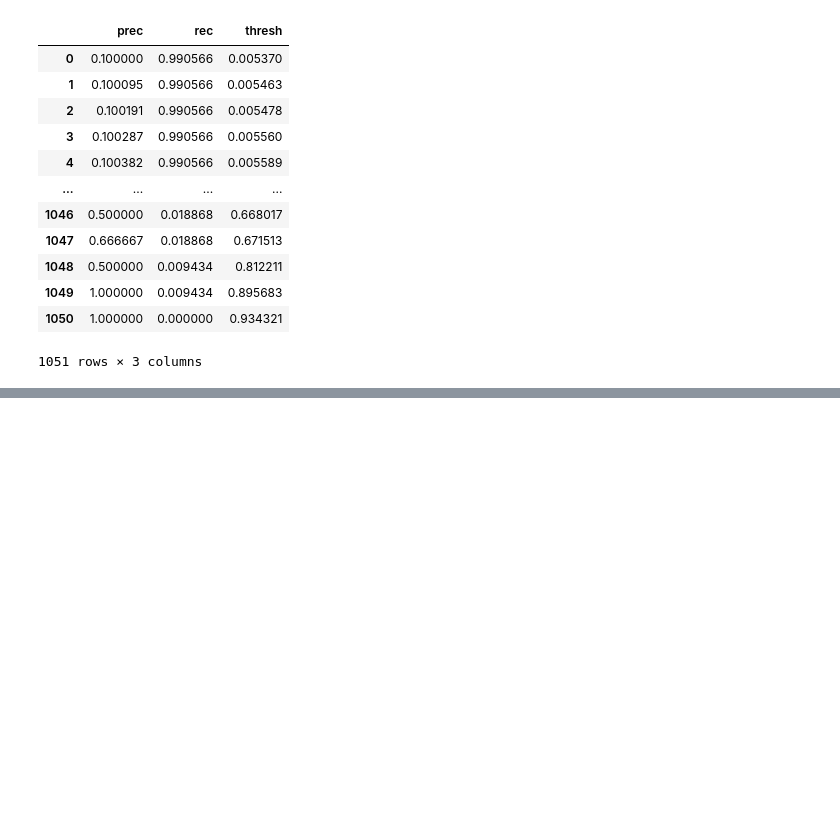
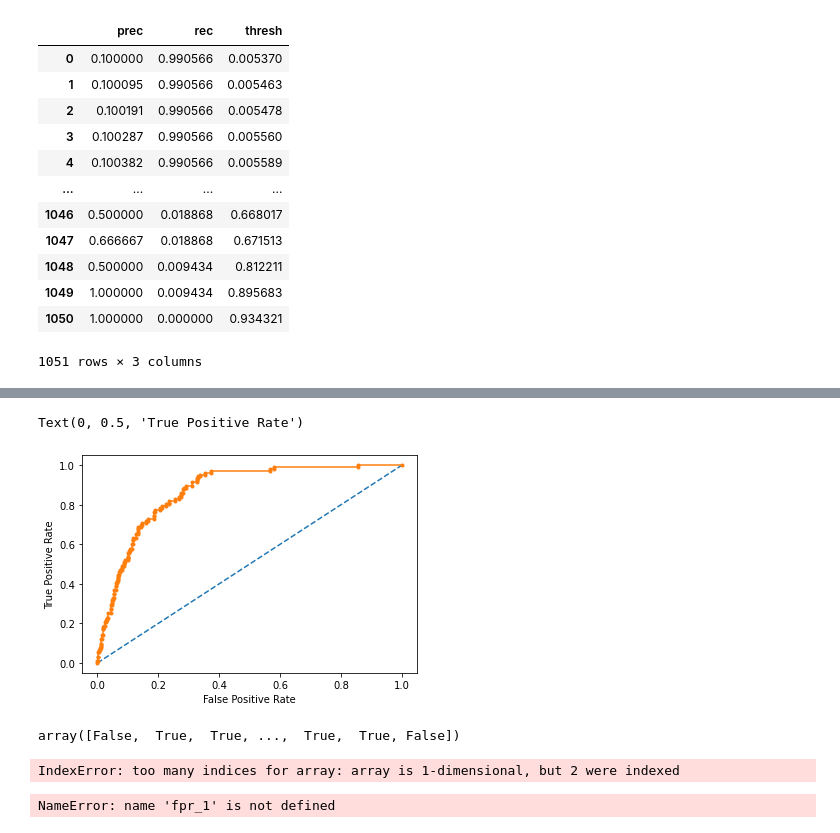
Before and after one commit to birddropping/IND5003-Group-Project, a Jupyter notebook: IND5003_Group_Project_BB.ipynb, the cells around one changed output, grey strips where cells are left out. Saved outputs shown, nothing was run; the diff lists cells and outputs as text; code cells hidden in the pictures; blank space fills up the shorter version.

```diff
--- a/IND5003_Group_Project_BB.ipynb
+++ b/IND5003_Group_Project_BB.ipynb
@@ -588,0 +620,8 @@ pd.DataFrame({'prec':nn_precision[1:], 'rec':nn_recall[1:], 'thresh':thresholds}
+# %%
+logreg_pipe = Pipeline(steps = [('preprocess', ct), ('logreg', LogisticRegression(random_state=42,max_iter=500, class_weight='balanced'))])
+# %%
+param_grid = {'logreg__penalty':['l2', 'none'],'logreg__C':[0.01,0.1,1,10,100],}
+
+logreg_cv = GridSearchCV(logreg_pipe, param_grid=param_grid, scoring='roc_auc', cv=5)
+# %%
+logreg_cv.fit(X_train,y_train)
@@ -588,0 +666,32 @@ pd.DataFrame({'prec':nn_precision[1:], 'rec':nn_recall[1:], 'thresh':thresholds}
+# %%
+ns_probs = [0 for _ in range(len(y_test))]
+
+probs = logreg_cv.predict_proba(X_test)
+probs = probs[:,1]
+
+mid_fpr, mid_tpr, thresholds = roc_curve(y_test, ns_probs)
+fpr, tpr, thresholds = roc_curve(y_test, probs.reshape(-1,1))
+# %%
+plt.plot(mid_fpr, mid_tpr,  linestyle='--', label='mid-line')
+plt.plot(fpr, tpr,  marker='.', label='Random Forests Classifier')
+plt.xlabel('False Positive Rate')
+plt.ylabel('True Positive Rate')
+# %% [output]
+Text(0, 0.5, 'True Positive Rate')
+[figure, added]
+# %%
+y_pred_logreg
+# %% [output]
+array([False,  True,  True, ...,  True,  True, False])
+# %%
+fpr_1, tpr_1, threshold_1 = roc_curve(y_test, y_pred_logreg[:, 1])
+
+plt.plot(fpr_1, tpr_1,'b-');
+plt.title('ROC Curve')
+plt.xlabel('FPR');plt.ylabel('TPR');
+# %% [output]
+IndexError: too many indices for array: array is 1-dimensional, but 2 were indexed
+# %%
+print(f'The area under the AUC is {auc(fpr_1, tpr_1):.3f}.')
+# %% [output]
+NameError: name 'fpr_1' is not defined
```
Also changed, not shown: parts of 21 cells of this notebook.
